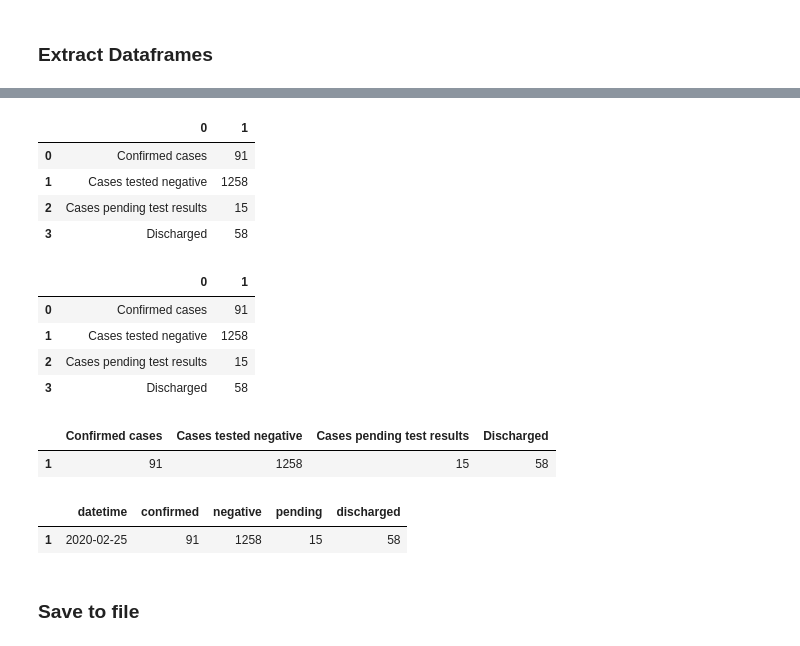
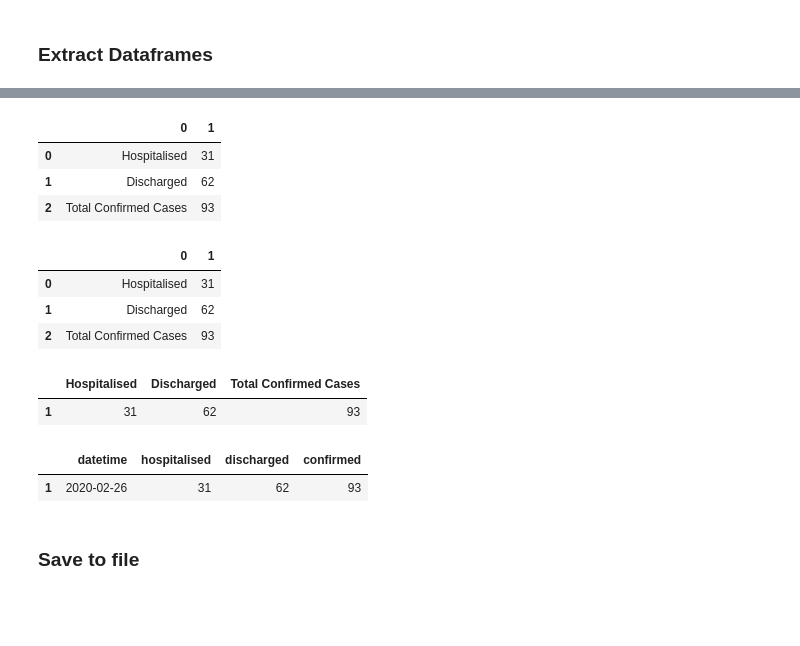
Before and after one commit to alext234/coronavirus-stats, a Jupyter notebook: Singapore-cases.ipynb, the cells around one changed output, grey strips where cells are left out. Cells and saved outputs as stored; diff of their text form; code cells hidden in the pictures; blank space fills up the shorter version.

```diff
--- a/Singapore-cases.ipynb
+++ b/Singapore-cases.ipynb
@@ -63,16 +63,15 @@ dfs
 
 for df in dfs:
     combined_fields = df[0].to_string().lower()
-    if "confirmed cases" in combined_fields and "cases tested" in combined_fields:
+    if "confirmed cases" in combined_fields and "discharged" in combined_fields:
         sing_cases_df = df
 
 sing_cases_df
 # %% [output]
 |  | 0 | 1 |
-| 0 | Confirmed cases | 91 |
-| 1 | Cases tested negative | 1258 |
-| 2 | Cases pending test results | 15 |
-| 3 | Discharged | 58 |
+| 0 | Hospitalised | 31 |
+| 1 | Discharged | 62 |
+| 2 | Total Confirmed Cases | 93 |
 # %%
 # cleanup to make sure they are numbers
 
@@ -80,10 +79,9 @@ sing_cases_df[1] = sing_cases_df[1].apply(lambda x: re.sub(r'[^\d]+', '', str(x)
 sing_cases_df
 # %% [output]
 |  | 0 | 1 |
-| 0 | Confirmed cases | 91 |
-| 1 | Cases tested negative | 1258 |
-| 2 | Cases pending test results | 15 |
-| 3 | Discharged | 58 |
+| 0 | Hospitalised | 31 |
+| 1 | Discharged | 62 |
+| 2 | Total Confirmed Cases | 93 |
 # %%
 
 # flip the table around
@@ -91,28 +89,29 @@ sing_cases_df = sing_cases_df.set_index(0).T
 
 sing_cases_df
 # %% [output]
-|  | Confirmed cases | Cases tested negative | Cases pending test results | Discharged |
-| 1 | 91 | 1258 | 15 | 58 |
+|  | Hospitalised | Discharged | Total Confirmed Cases |
+| 1 | 31 | 62 | 93 |
 # %%
 # column name mapping
 old_new_map= {'confirmed': 'confirmed',
            'negative': 'negative',
            'pending': 'pending',
+           'hospitalised':'hospitalised',
            'discharged':'discharged'}
 def map_name(old_name):
     for k,v in old_new_map.items():
         if k in old_name.lower():
             return v
     return None
 
 sing_cases_df.columns = sing_cases_df.columns.map(map_name)
 sing_cases_df.insert(0, 'datetime', data_date_time)
 
 df = sing_cases_df
 df
 # %% [output]
-|  | datetime | confirmed | negative | pending | discharged |
-| 1 | 2020-02-25 | 91 | 1258 | 15 | 58 |
+|  | datetime | hospitalised | discharged | confirmed |
+| 1 | 2020-02-26 | 31 | 62 | 93 |
 # %% [markdown]
 ### Save to file
 # %%
```
Also changed, not shown: parts of 9 cells of this notebook.
